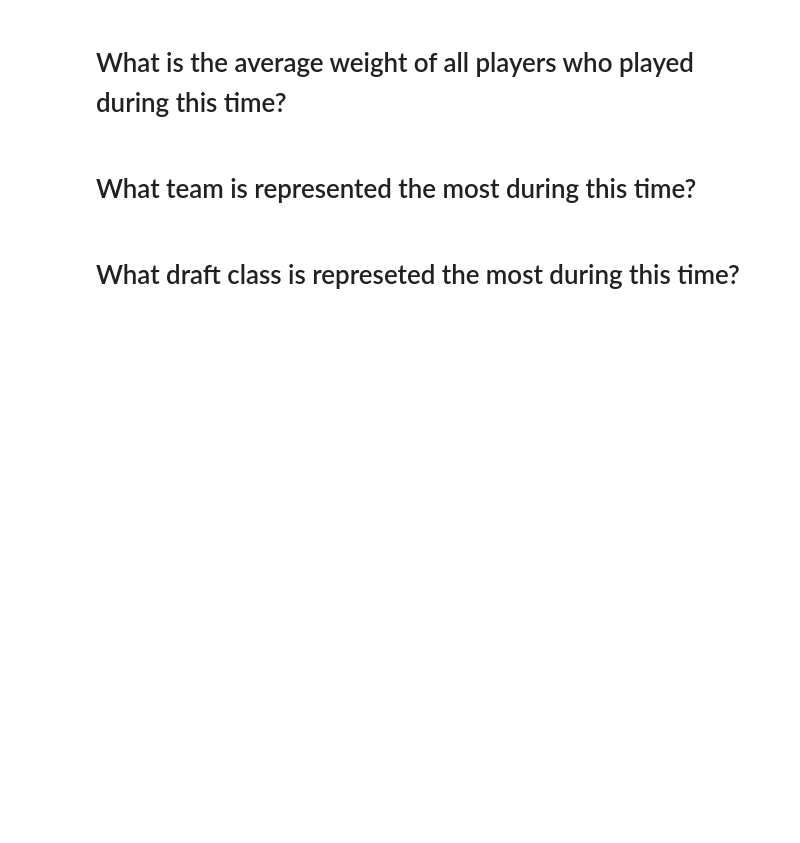
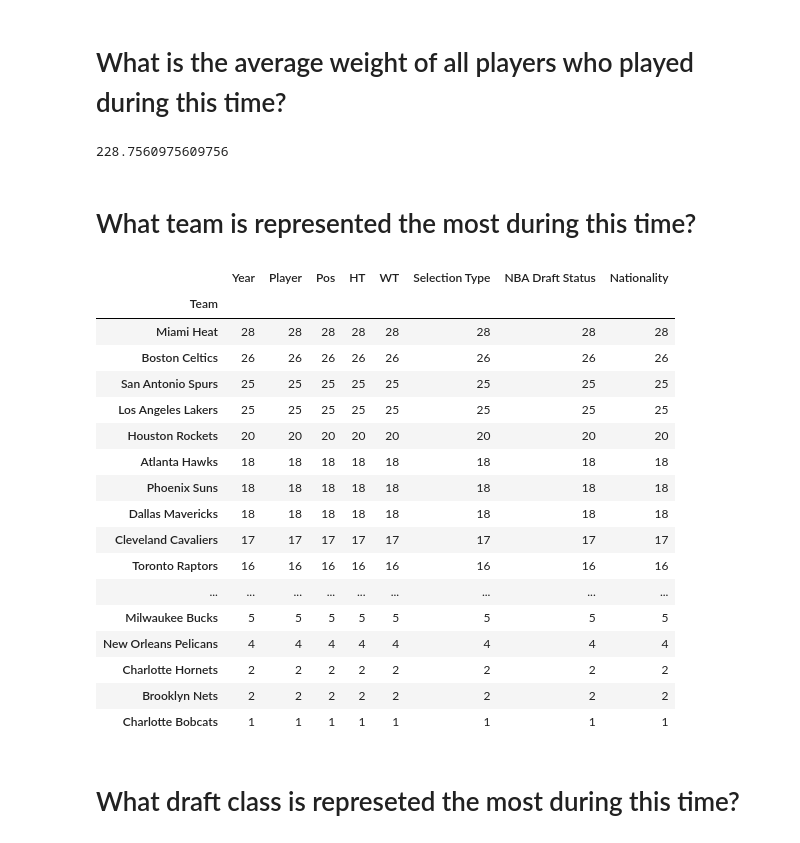
Before and after one commit to cjsachs/AirBnB-NBA-All-Stars, a Jupyter notebook: NBA All-Star Weekend Challenge.ipynb, the cells around one changed output. Drawn from its saved outputs; the diff is of its cells as text; code cells hidden in the pictures; blank space fills up the shorter version.

```diff
--- a/NBA All-Star Weekend Challenge.ipynb
+++ b/NBA All-Star Weekend Challenge.ipynb
@@ -11,6 +31,37 @@ Once completed, commit this notebook to github and submit the link to the google
 # %% [markdown]
 # What is the average weight of all players who played during this time?
+# %%
+avgWeight = nbaStats.drop_duplicates(['Player'])
+avgWeight['WT'].mean()
+
+# Answer: 228 lbs
+# %% [output]
+228.7560975609756
 # %% [markdown]
 # What team is represented the most during this time?
+# %%
+mostRep = nbaStats.groupby('Team').count().sort_values('Year', ascending=False)
+mostRep
+
+# Answer: Miami Heat
+# %% [output]
+|  | Year | Player | Pos | HT | WT | Selection Type | NBA Draft Status | Nationality |
+| Team |  |  |  |  |  |  |  |  |
+| Miami Heat | 28 | 28 | 28 | 28 | 28 | 28 | 28 | 28 |
+| Boston Celtics | 26 | 26 | 26 | 26 | 26 | 26 | 26 | 26 |
+| San Antonio Spurs | 25 | 25 | 25 | 25 | 25 | 25 | 25 | 25 |
+| Los Angeles Lakers | 25 | 25 | 25 | 25 | 25 | 25 | 25 | 25 |
+| Houston Rockets | 20 | 20 | 20 | 20 | 20 | 20 | 20 | 20 |
+| Atlanta Hawks | 18 | 18 | 18 | 18 | 18 | 18 | 18 | 18 |
+| Phoenix Suns | 18 | 18 | 18 | 18 | 18 | 18 | 18 | 18 |
+| Dallas Mavericks | 18 | 18 | 18 | 18 | 18 | 18 | 18 | 18 |
+| Cleveland Cavaliers | 17 | 17 | 17 | 17 | 17 | 17 | 17 | 17 |
+| Toronto Raptors | 16 | 16 | 16 | 16 | 16 | 16 | 16 | 16 |
+| ... | ... | ... | ... | ... | ... | ... | ... | ... |
+| Milwaukee Bucks | 5 | 5 | 5 | 5 | 5 | 5 | 5 | 5 |
+| New Orleans Pelicans | 4 | 4 | 4 | 4 | 4 | 4 | 4 | 4 |
+| Charlotte Hornets | 2 | 2 | 2 | 2 | 2 | 2 | 2 | 2 |
+| Brooklyn Nets | 2 | 2 | 2 | 2 | 2 | 2 | 2 | 2 |
+| Charlotte Bobcats | 1 | 1 | 1 | 1 | 1 | 1 | 1 | 1 |
 # %% [markdown]
 # What draft class is represeted the most during this time?
```
Also changed, not shown: parts of 8 cells of this notebook, 1 other file.
